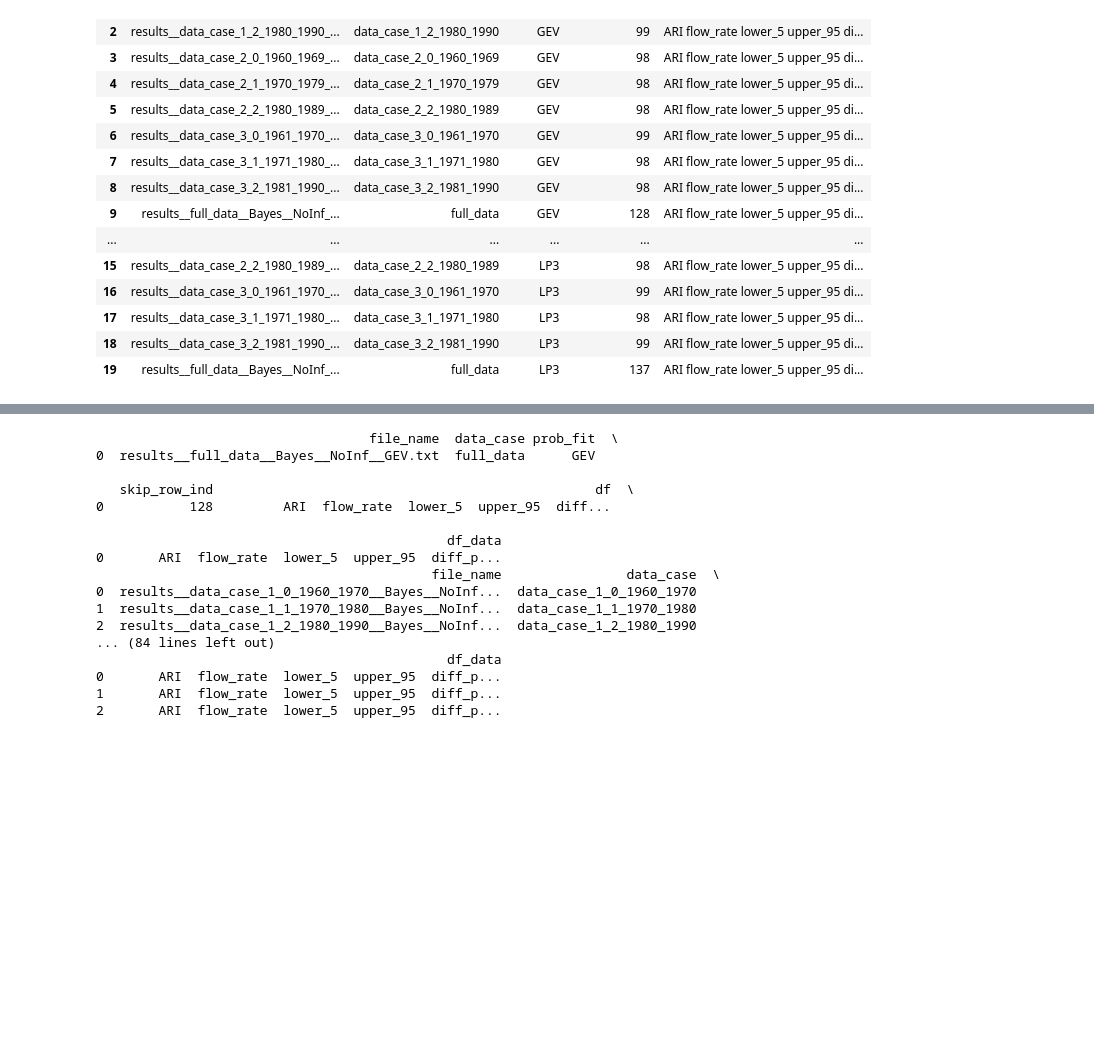
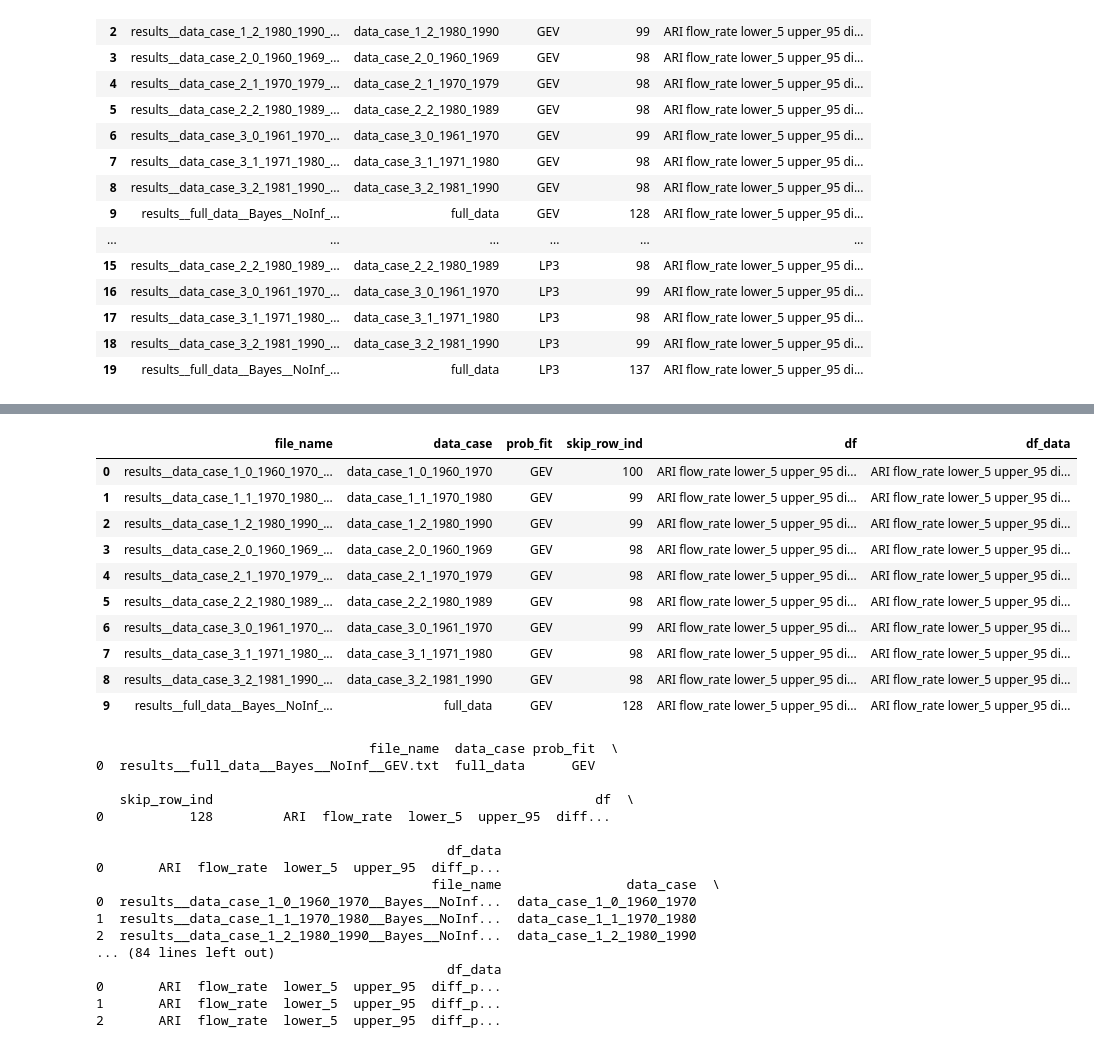
Before and after one commit to Holger-Paxi/Flood_Estimation, a Jupyter notebook: Assignment_1__2nd.ipynb, the cells around one changed output, grey strips where cells are left out. Saved outputs shown, nothing was run; the diff lists cells and outputs as text; code cells hidden in the pictures; blank space fills up the shorter version.

```diff
--- a/Assignment_1__2nd.ipynb
+++ b/Assignment_1__2nd.ipynb
@@ -234,4 +261,18 @@ results
 ... (9 outputs left out)
+# %%
+results.iloc[:10]
+# %% [output]
+|  | file_name | data_case | prob_fit | skip_row_ind | df | df_data |
+| 0 | results__data_case_1_0_1960_1970_... | data_case_1_0_1960_1970 | GEV | 100 | ARI flow_rate lower_5 upper_95 di... | ARI flow_rate lower_5 upper_95 di... |
+| 1 | results__data_case_1_1_1970_1980_... | data_case_1_1_1970_1980 | GEV | 99 | ARI flow_rate lower_5 upper_95 di... | ARI flow_rate lower_5 upper_95 di... |
+| 2 | results__data_case_1_2_1980_1990_... | data_case_1_2_1980_1990 | GEV | 99 | ARI flow_rate lower_5 upper_95 di... | ARI flow_rate lower_5 upper_95 di... |
+| 3 | results__data_case_2_0_1960_1969_... | data_case_2_0_1960_1969 | GEV | 98 | ARI flow_rate lower_5 upper_95 di... | ARI flow_rate lower_5 upper_95 di... |
+| 4 | results__data_case_2_1_1970_1979_... | data_case_2_1_1970_1979 | GEV | 98 | ARI flow_rate lower_5 upper_95 di... | ARI flow_rate lower_5 upper_95 di... |
+| 5 | results__data_case_2_2_1980_1989_... | data_case_2_2_1980_1989 | GEV | 98 | ARI flow_rate lower_5 upper_95 di... | ARI flow_rate lower_5 upper_95 di... |
+| 6 | results__data_case_3_0_1961_1970_... | data_case_3_0_1961_1970 | GEV | 99 | ARI flow_rate lower_5 upper_95 di... | ARI flow_rate lower_5 upper_95 di... |
+| 7 | results__data_case_3_1_1971_1980_... | data_case_3_1_1971_1980 | GEV | 98 | ARI flow_rate lower_5 upper_95 di... | ARI flow_rate lower_5 upper_95 di... |
+| 8 | results__data_case_3_2_1981_1990_... | data_case_3_2_1981_1990 | GEV | 98 | ARI flow_rate lower_5 upper_95 di... | ARI flow_rate lower_5 upper_95 di... |
+| 9 | results__full_data__Bayes__NoInf_... | full_data | GEV | 128 | ARI flow_rate lower_5 upper_95 di... | ARI flow_rate lower_5 upper_95 di... |
 # %%
 results_GEV_full, results_LP3_full = results.iloc[:10,:], results.iloc[10:,:]
 results_LP3_full.reset_index(drop=True, inplace=True)
```
Also changed, not shown: parts of 10 cells of this notebook, 54 other files.
